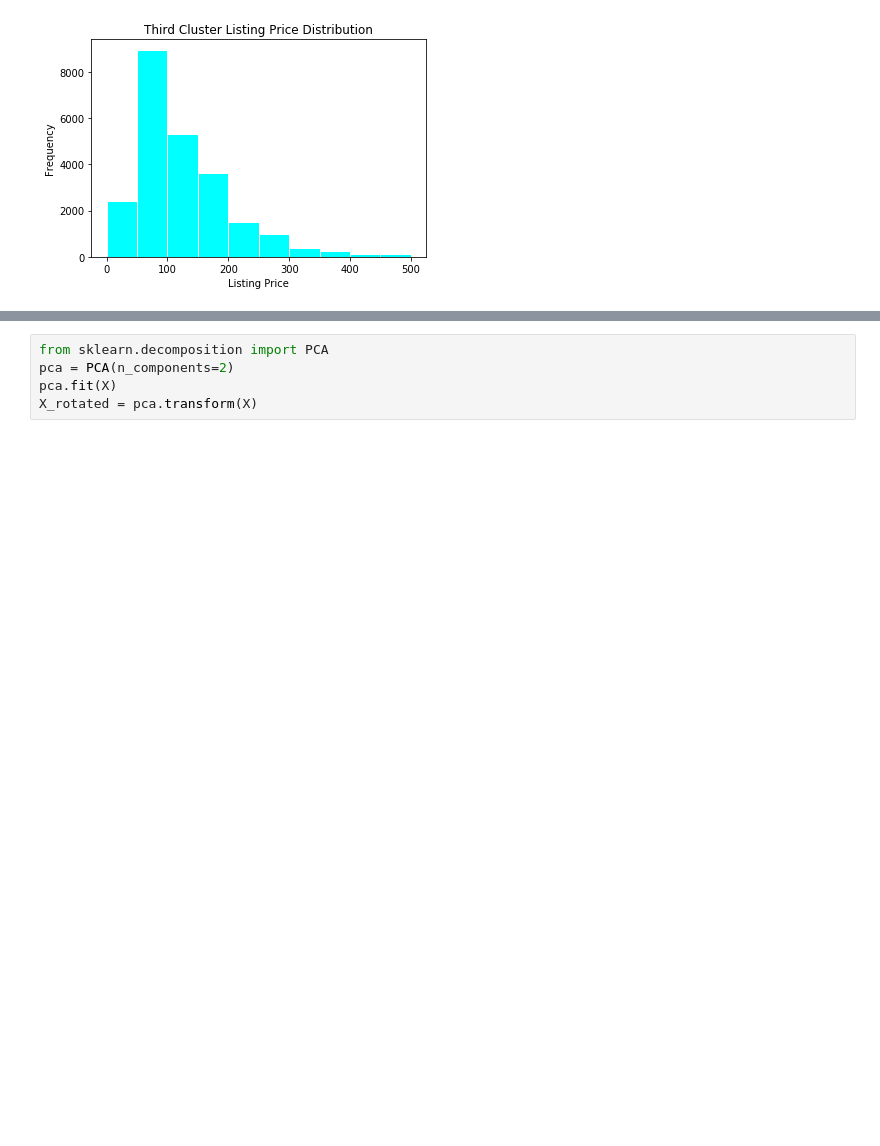
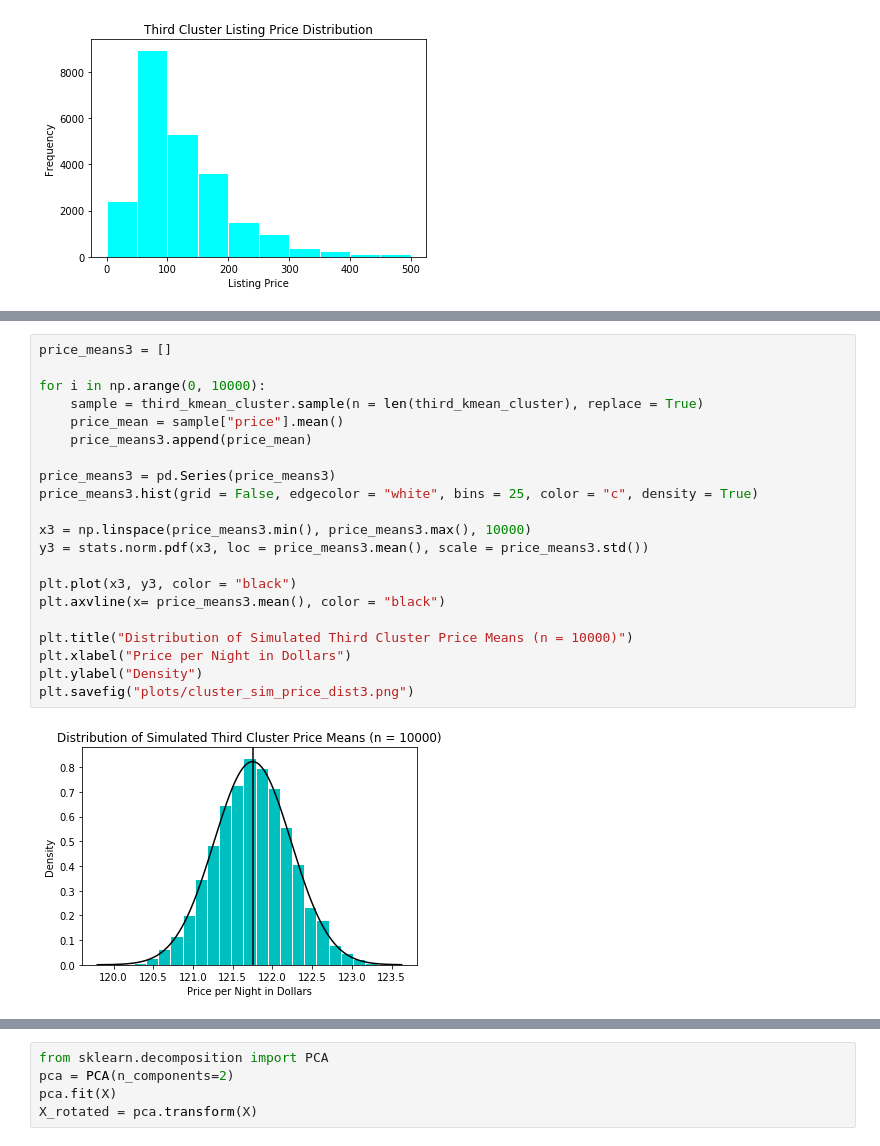
Before and after one commit to esm2000/ds_coursework_python, a Jupyter notebook: mat_328/project/k_means_clustering.ipynb, the cells around one changed output, grey strips where cells are left out. Saved outputs shown, nothing was run; the diff lists cells and outputs as text; blank space fills up the shorter version.

```diff
--- a/mat_328/project/k_means_clustering.ipynb
+++ b/mat_328/project/k_means_clustering.ipynb
@@ -185,0 +238,23 @@ plt.savefig("plots/third_cluster_price_dist.png")
+# %%
+price_means3 = []
+
+for i in np.arange(0, 10000):
+    sample = third_kmean_cluster.sample(n = len(third_kmean_cluster), replace = True)
+    price_mean = sample["price"].mean()
+    price_means3.append(price_mean)
+
+price_means3 = pd.Series(price_means3)
+price_means3.hist(grid = False, edgecolor = "white", bins = 25, color = "c", density = True)
+
+x3 = np.linspace(price_means3.min(), price_means3.max(), 10000)
+y3 = stats.norm.pdf(x3, loc = price_means3.mean(), scale = price_means3.std())
+
+plt.plot(x3, y3, color = "black")
+plt.axvline(x= price_means3.mean(), color = "black")
+
+plt.title("Distribution of Simulated Third Cluster Price Means (n = 10000)")
+plt.xlabel("Price per Night in Dollars")
+plt.ylabel("Density")
+plt.savefig("plots/cluster_sim_price_dist3.png")
+# %% [output]
+[figure, added]
```
Also changed, not shown: parts of 16 cells of this notebook, 5 other files.
